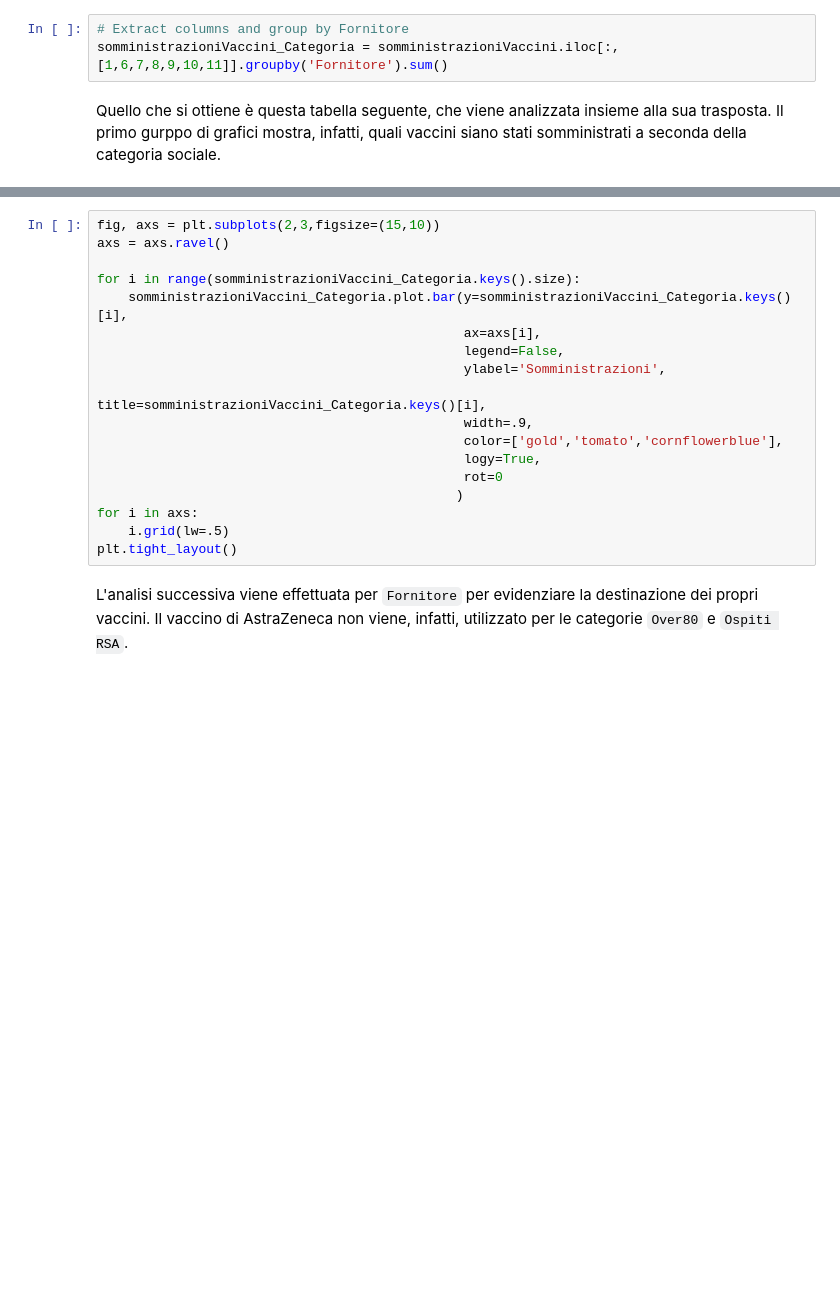
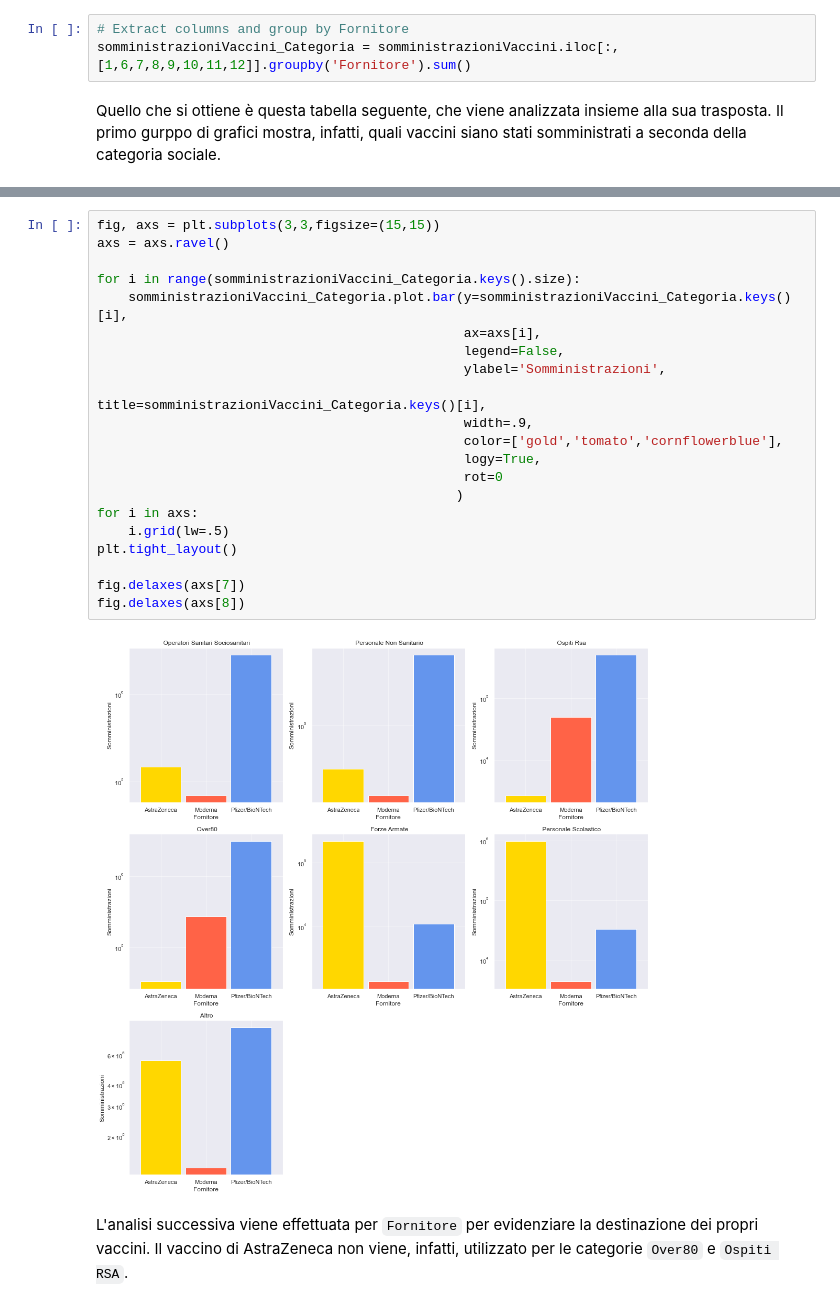
Before and after one commit to alessandrodemela/myCOVID19VaccineAnalysis, a Jupyter notebook: ReportVaccinoCOVID_ITA.ipynb, the cells around one changed output, grey strips where cells are left out. Drawn from its saved outputs; the diff is of its cells as text; blank space fills up the shorter version.

Commit message:
New plots

```diff
--- a/ReportVaccinoCOVID_ITA.ipynb
+++ b/ReportVaccinoCOVID_ITA.ipynb
@@ -337,7 +381,7 @@ Questa analisi mostra in funzione dell'azienda fornitrice quali e quanti vaccini
 Come al solito estraggo le colonne rilevanti per l'analisi dalla tabella iniziale e le ragggruppo per `Fornitore`.
 # %%
 # Extract columns and group by Fornitore
-somministrazioniVaccini_Categoria = somministrazioniVaccini.iloc[:,[1,6,7,8,9,10,11]].groupby('Fornitore').sum()
+somministrazioniVaccini_Categoria = somministrazioniVaccini.iloc[:,[1,6,7,8,9,10,11,12]].groupby('Fornitore').sum()
 # %% [markdown]
 Quello che si ottiene è questa tabella seguente, che viene analizzata insieme alla sua trasposta. Il primo gurppo di grafici mostra, infatti, quali vaccini siano stati somministrati a seconda della categoria sociale.
 # %%
@@ -345,21 +395,26 @@ somministrazioniVaccini_Categoria
 # %%
-fig, axs = plt.subplots(2,3,figsize=(15,10))
+fig, axs = plt.subplots(3,3,figsize=(15,15))
 axs = axs.ravel()
 
 for i in range(somministrazioniVaccini_Categoria.keys().size):
     somministrazioniVaccini_Categoria.plot.bar(y=somministrazioniVaccini_Categoria.keys()[i],
                                                ax=axs[i],
                                                legend=False,
                                                ylabel='Somministrazioni',
                                                title=somministrazioniVaccini_Categoria.keys()[i],
                                                width=.9,
                                                color=['gold','tomato','cornflowerblue'],
                                                logy=True,
                                                rot=0
                                               )
 for i in axs:
     i.grid(lw=.5)
 plt.tight_layout()
+
+fig.delaxes(axs[7])
+fig.delaxes(axs[8])
+# %% [output]
+[figure, added]
 # %% [markdown]
 L'analisi successiva viene effettuata per `Fornitore` per evidenziare la destinazione dei propri vaccini. Il vaccino di AstraZeneca non viene, infatti, utilizzato per le categorie `Over80` e `Ospiti RSA`.
 # %%
```
Also changed, not shown: parts of 5 cells of this notebook, 12 other files.
